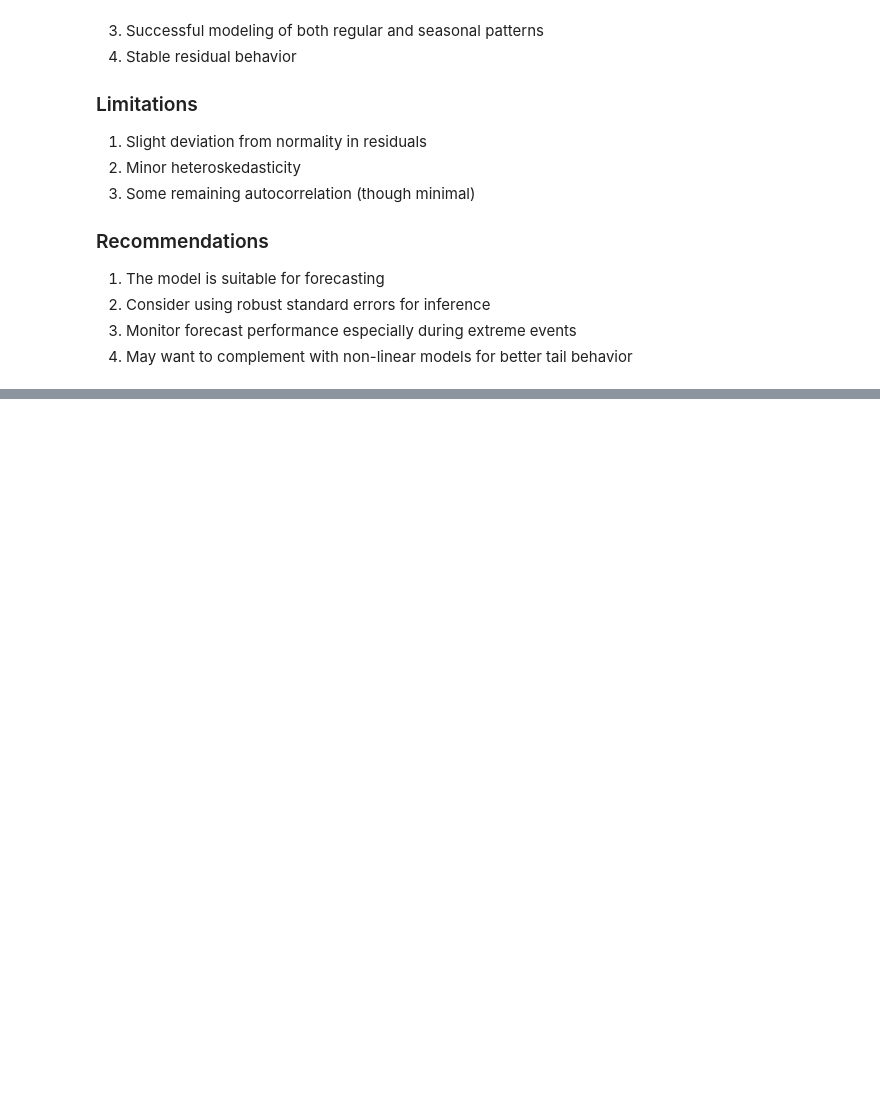
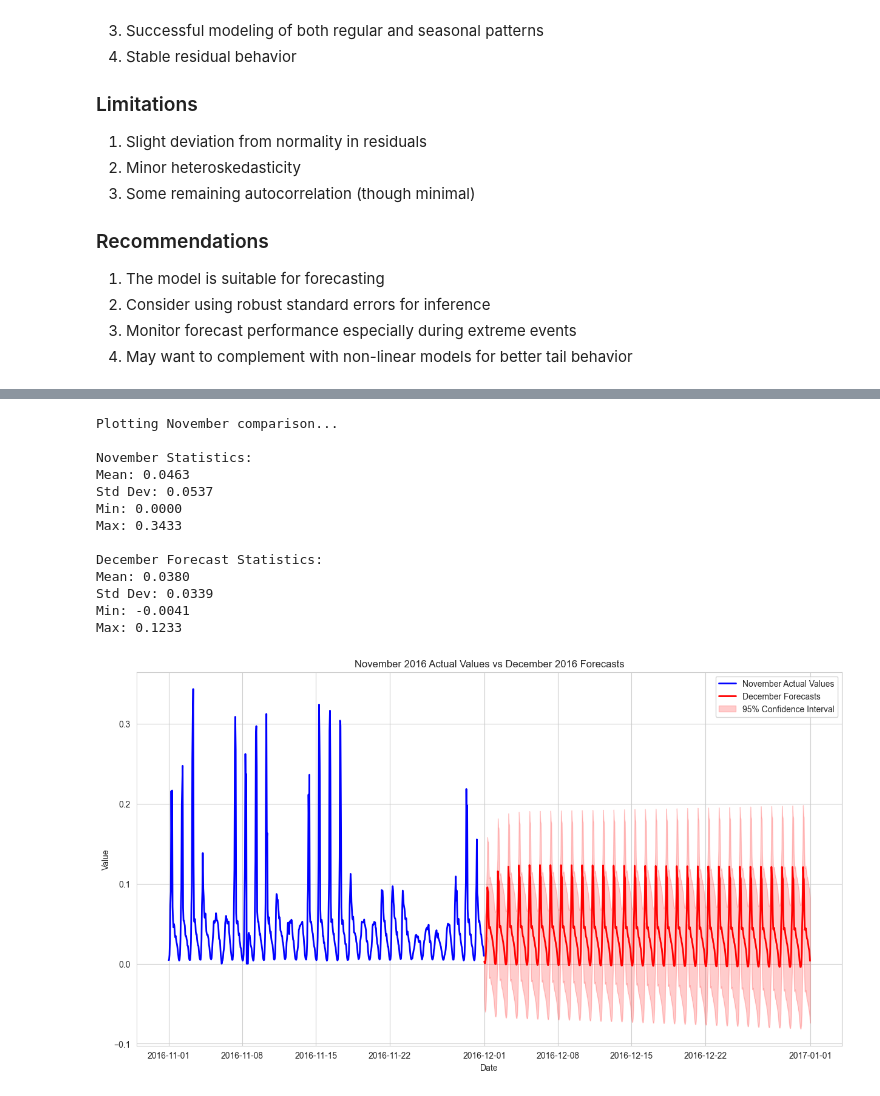
Before and after one commit to alexcri90/Project_TimeSeries, a Jupyter notebook: Notebook.ipynb, the cells around one changed output, grey strips where cells are left out. Cells and saved outputs as stored; diff of their text form; code cells hidden in the pictures; blank space fills up the shorter version.

```diff
--- a/Notebook.ipynb
+++ b/Notebook.ipynb
@@ -1103,0 +1205,74 @@ All model parameters are highly significant (p < 0.001):
+# %%
+# Cell 16 (NEW) - Plot November actuals and December forecasts
+def plot_nov_dec_comparison(df, forecast_csv):
+    """
+    Plot November 2016 actual values and December 2016 forecasts
+    """
+    # Read the forecasts
+    forecasts = pd.read_csv(forecast_csv)
+    forecasts['datetime'] = pd.to_datetime(forecasts['datetime'])
+
+    # Get November data (last month before forecasts)
+    november_start = '2016-11-01'
+    november_end = '2016-11-30 23:00:00'
+    november_data = df.loc[november_start:november_end]
+
+    # Create plot
+    plt.figure(figsize=(15, 8))
+
+    # Plot November actual values
+    plt.plot(november_data.index, november_data['X'],
+             label='November Actual Values', color='blue', linewidth=2)
+
+    # Plot December forecasts
+    plt.plot(forecasts['datetime'], forecasts['ARIMA_forecast'],
+             label='December Forecasts', color='red', linewidth=2)
+
+    # Add confidence intervals for forecasts
+    plt.fill_between(forecasts['datetime'],
+                    forecasts['ARIMA_lower'],
+                    forecasts['ARIMA_upper'],
+                    color='red', alpha=0.2,
+                    label='95% Confidence Interval')
+
+    plt.title('November 2016 Actual Values vs December 2016 Forecasts')
+    plt.ylabel('Value')
+    plt.xlabel('Date')
+    plt.legend()
+    plt.grid(True)
+
+    # Print statistics for comparison
+    print("\nNovember Statistics:")
+    print(f"Mean: {november_data['X'].mean():.4f}")
+    print(f"Std Dev: {november_data['X'].std():.4f}")
+    print(f"Min: {november_data['X'].min():.4f}")
+    print(f"Max: {november_data['X'].max():.4f}")
+
+    print("\nDecember Forecast Statistics:")
+    print(f"Mean: {forecasts['ARIMA_forecast'].mean():.4f}")
+    print(f"Std Dev: {forecasts['ARIMA_forecast'].std():.4f}")
+    print(f"Min: {forecasts['ARIMA_forecast'].min():.4f}")
+    print(f"Max: {forecasts['ARIMA_forecast'].max():.4f}")
+
+    plt.show()
+
+if os.path.exists('arima_forecasts.csv'):
+    print("Plotting November comparison...")
+    plot_nov_dec_comparison(df, 'arima_forecasts.csv')
+else:
+    print("No forecast file found. Please run the ARIMA model first.")
+# %% [output]
+Plotting November comparison...
+
+November Statistics:
+Mean: 0.0463
+Std Dev: 0.0537
+Min: 0.0000
+Max: 0.3433
+
+December Forecast Statistics:
+Mean: 0.0380
+Std Dev: 0.0339
+Min: -0.0041
+Max: 0.1233
+[figure, added]
```
Also changed, not shown: parts of 5 cells of this notebook, 1 other file.
